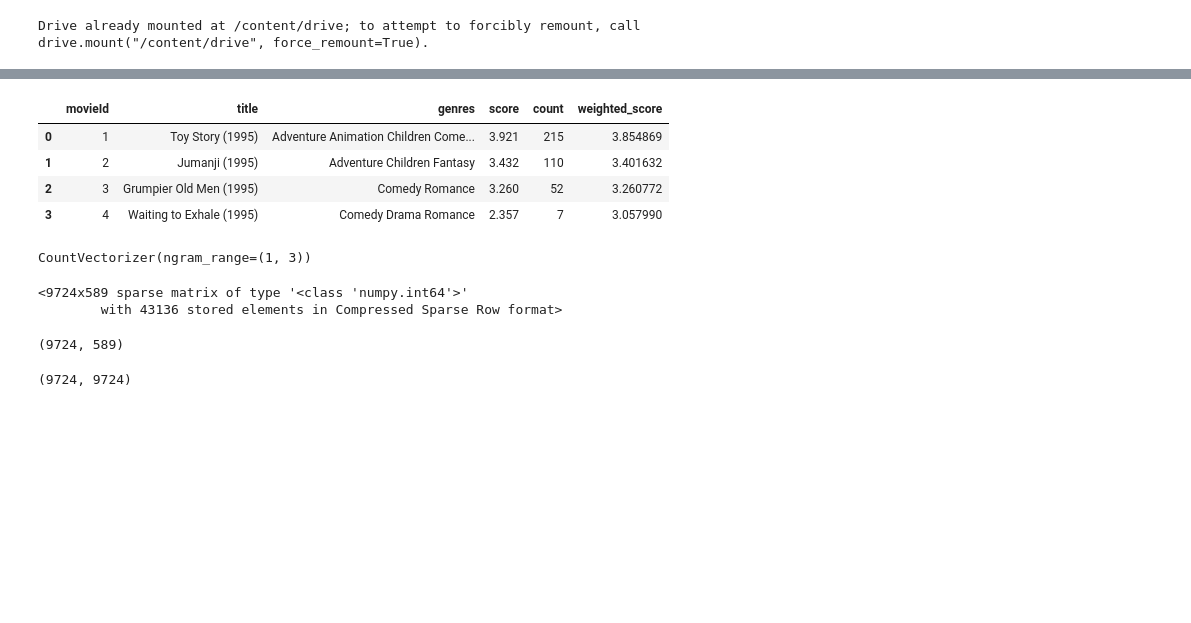
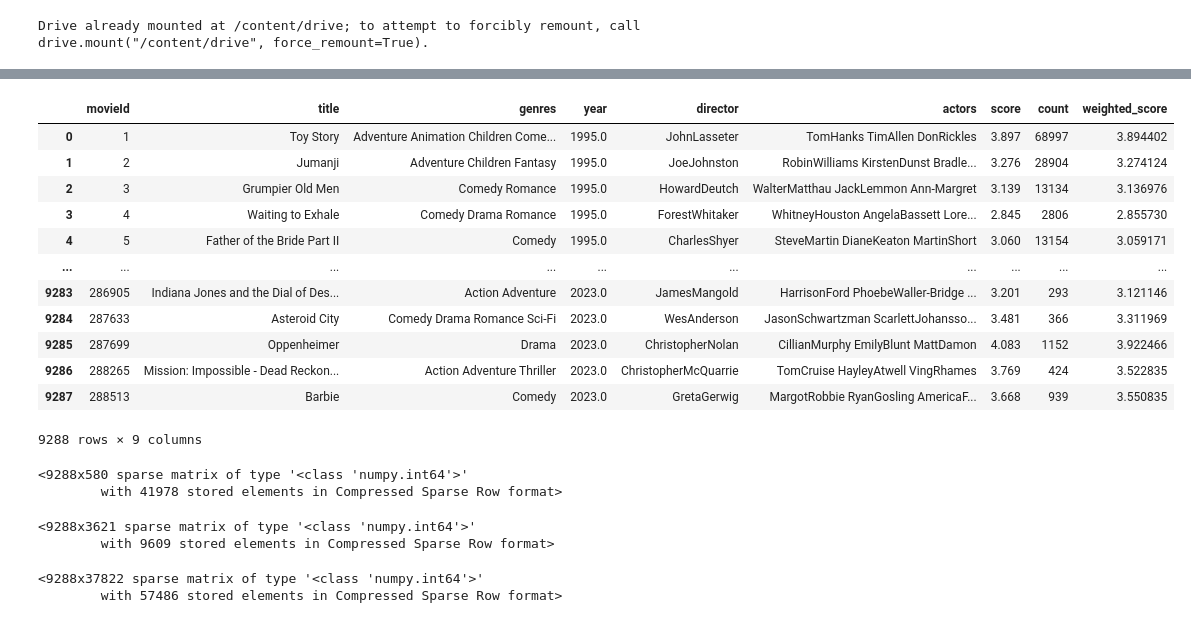
Before and after one commit to doritos0812/MovieRecom, a Jupyter notebook: movie_recommand.ipynb, the cells around one changed output, grey strips where cells are left out. Cells and saved outputs as stored; diff of their text form; code cells hidden in the pictures; blank space fills up the shorter version.

```diff
--- a/movie_recommand.ipynb
+++ b/movie_recommand.ipynb
@@ -202,28 +110,47 @@ def weighted_rating(x, m=m, C=C):
     return ( v / (v+m) * R ) + (m / (m + v) * C)
 # %%
 df_movies['weighted_score'] = df_movies.apply(weighted_rating, axis = 1)
-# %%
-df_movies.head(4)
-# %% [output]
-|  | movieId | title | genres | score | count | weighted_score |
-| 0 | 1 | Toy Story (1995) | Adventure Animation Children Come... | 3.921 | 215 | 3.854869 |
-| 1 | 2 | Jumanji (1995) | Adventure Children Fantasy | 3.432 | 110 | 3.401632 |
-| 2 | 3 | Grumpier Old Men (1995) | Comedy Romance | 3.260 | 52 | 3.260772 |
-| 3 | 4 | Waiting to Exhale (1995) | Comedy Drama Romance | 2.357 | 7 | 3.057990 |
+# %%
+processed_data = df_movies.loc[df_movies['count'] >= m]
+
+# 기존 index를 무시하고 새로운 index 설정
+processed_data = processed_data.reset_index(drop=True)
+# %%
+processed_data
+# %% [output]
+|  | movieId | title | genres | year | director | actors | score | count | weighted_score |
+| 0 | 1 | Toy Story | Adventure Animation Children Come... | 1995.0 | JohnLasseter | TomHanks TimAllen DonRickles | 3.897 | 68997 | 3.894402 |
+| 1 | 2 | Jumanji | Adventure Children Fantasy | 1995.0 | JoeJohnston | RobinWilliams KirstenDunst Bradle... | 3.276 | 28904 | 3.274124 |
+| 2 | 3 | Grumpier Old Men | Comedy Romance | 1995.0 | HowardDeutch | WalterMatthau JackLemmon Ann-Margret | 3.139 | 13134 | 3.136976 |
+| 3 | 4 | Waiting to Exhale | Comedy Drama Romance | 1995.0 | ForestWhitaker | WhitneyHouston AngelaBassett Lore... | 2.845 | 2806 | 2.855730 |
+| 4 | 5 | Father of the Bride Part II | Comedy | 1995.0 | CharlesShyer | SteveMartin DianeKeaton MartinShort | 3.060 | 13154 | 3.059171 |
+| ... | ... | ... | ... | ... | ... | ... | ... | ... | ... |
+| 9283 | 286905 | Indiana Jones and the Dial of Des... | Action Adventure | 2023.0 | JamesMangold | HarrisonFord PhoebeWaller-Bridge ... | 3.201 | 293 | 3.121146 |
+| 9284 | 287633 | Asteroid City | Comedy Drama Romance Sci-Fi | 2023.0 | WesAnderson | JasonSchwartzman ScarlettJohansso... | 3.481 | 366 | 3.311969 |
+| 9285 | 287699 | Oppenheimer | Drama | 2023.0 | ChristopherNolan | CillianMurphy EmilyBlunt MattDamon | 4.083 | 1152 | 3.922466 |
+| 9286 | 288265 | Mission: Impossible - Dead Reckon... | Action Adventure Thriller | 2023.0 | ChristopherMcQuarrie | TomCruise HayleyAtwell VingRhames | 3.769 | 424 | 3.522835 |
+| 9287 | 288513 | Barbie | Comedy | 2023.0 | GretaGerwig | MargotRobbie RyanGosling AmericaF... | 3.668 | 939 | 3.550835 |
+9288 rows × 9 columns
 # %%
-count_vector = CountVectorizer(ngram_range=(1, 3))
-count_vector
+count_vector_triple = CountVectorizer(ngram_range=(1, 3))
+count_vector_once = CountVectorizer(ngram_range=(1, 1))
-# %% [output]
-CountVectorizer(ngram_range=(1, 3))
 # %%
-c_vector_genres = count_vector.fit_transform(df_movies['genres'])
+c_vector_genres = count_vector_triple.fit_transform(processed_data['genres'])
 c_vector_genres
 # %% [output]
-<9724x589 sparse matrix of type '<class 'numpy.int64'>'
-        with 43136 stored elements in Compressed Sparse Row format>
+<9288x580 sparse matrix of type '<class 'numpy.int64'>'
+        with 41978 stored elements in Compressed Sparse Row format>
-# %%
-c_vector_genres.shape
-# %% [output]
-(9724, 589)
+# %%
+c_vector_director = count_vector_once.fit_transform(processed_data['director'])
+c_vector_director
+# %% [output]
+<9288x3621 sparse matrix of type '<class 'numpy.int64'>'
+        with 9609 stored elements in Compressed Sparse Row format>
+# %%
+c_vector_actors = count_vector_triple.fit_transform(processed_data['actors'])
+c_vector_actors
+# %% [output]
+<9288x37822 sparse matrix of type '<class 'numpy.int64'>'
+        with 57486 stored elements in Compressed Sparse Row format>
 # %%
 #코사인 유사도를 구한 벡터를 미리 저장
@@ -231,4 +157,0 @@ gerne_c_sim = cosine_similarity(c_vector_genres, c_vector_genres).argsort()[:, :
-# %%
-gerne_c_sim.shape
-# %% [output]
-(9724, 9724)
```
Also changed, not shown: parts of 23 cells of this notebook, 1 other file.
